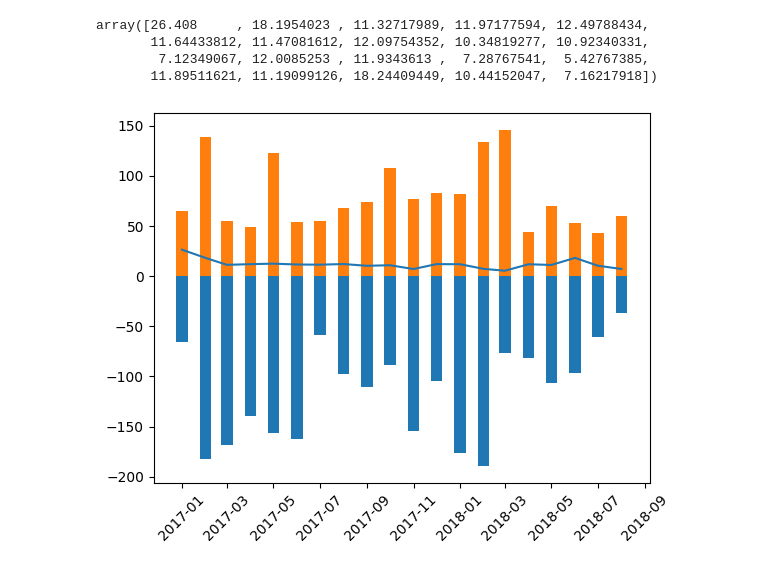
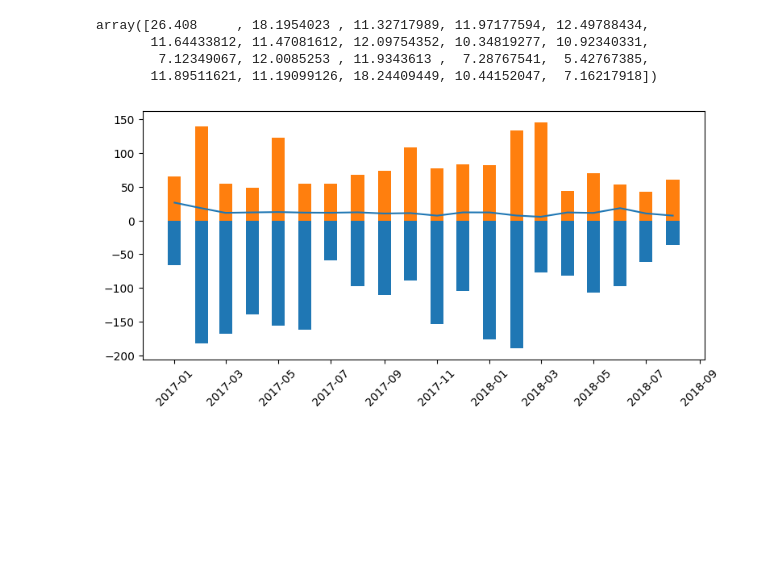
Before and after one commit to MDayvson/Ciencia-de-Dados, a Jupyter notebook: Ciência de Dados Impressionador/18. Utilizando o SQL com dados reais de venda/5. exercicio.ipynb, the cells around one changed output. Saved outputs shown, nothing was run; the diff lists cells and outputs as text; code cells hidden in the pictures; blank space fills up the shorter version.

```diff
--- a/Ciência de Dados Impressionador/18. Utilizando o SQL com dados reais de venda/5. exercicio.ipynb
+++ b/Ciência de Dados Impressionador/18. Utilizando o SQL com dados reais de venda/5. exercicio.ipynb
@@ -332,15 +332,17 @@ array([26.408     , 18.1954023 , 11.32717989, 11.97177594, 12.49788434,
 # %%
 # plotando graficamente
 
-fig, ax = plt.subplots()
+fig, ax = plt.subplots(
+    figsize = (9,4) # Tamanho da figura
+)
 
 ax.plot(media.index.to_timestamp(), media.values)
 ax.bar(minimo.index.to_timestamp(), minimo.values, width=15)
 ax.bar(maximo.index.to_timestamp(), maximo.values, width=15)
 
 plt.xticks(rotation=45)
 
 
 plt.show()
 # %% [output]
-[figure, old version]
+[figure, new version]
```
